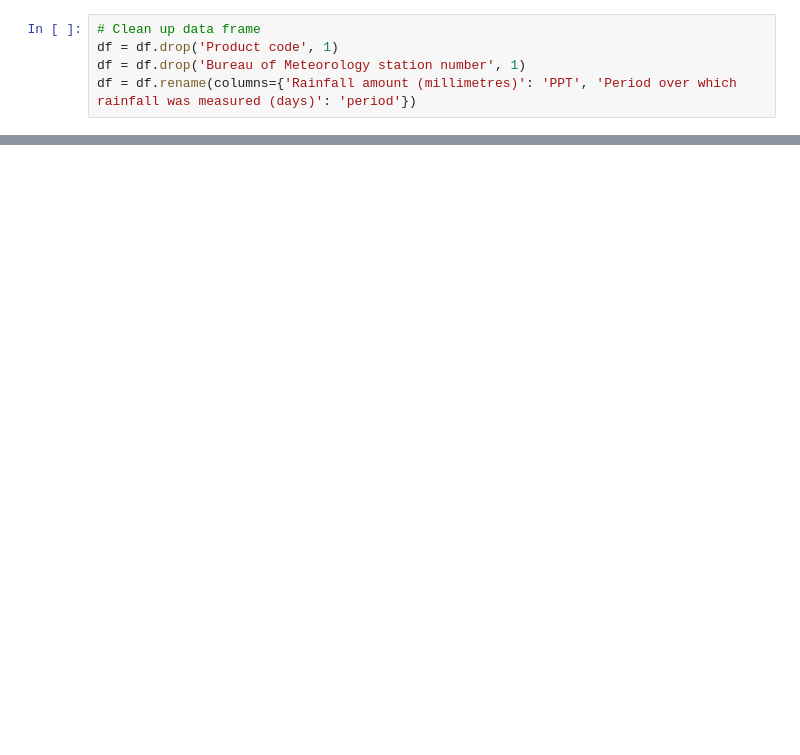
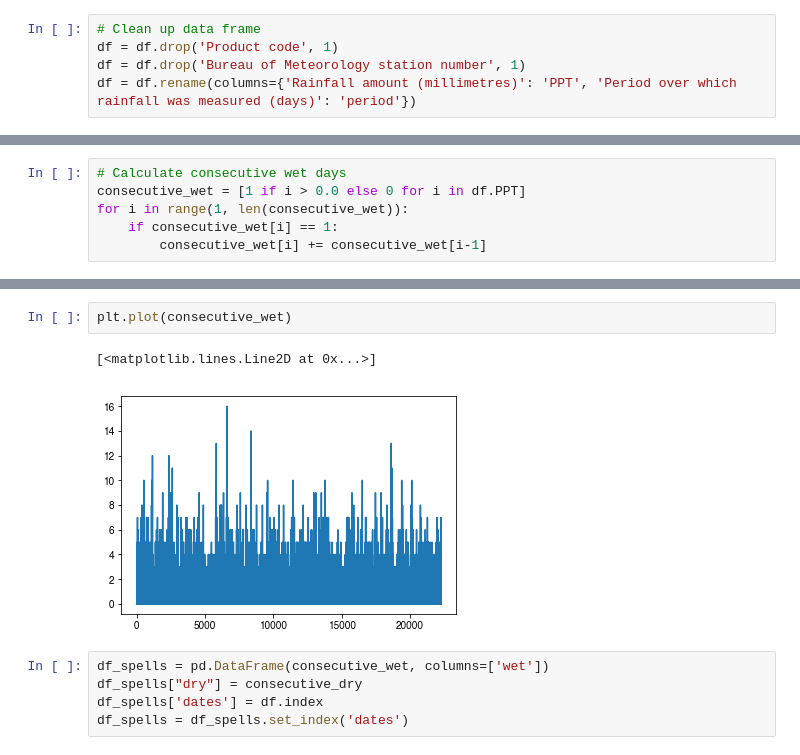
Before and after one commit to mdekauwe/TasFACE_rainfall, a Jupyter notebook: TasFACE_rainfall_analysis.ipynb, the cells around one changed output, grey strips where cells are left out. Drawn from its saved outputs; the diff is of its cells as text; blank space fills up the shorter version.

```diff
--- a/TasFACE_rainfall_analysis.ipynb
+++ b/TasFACE_rainfall_analysis.ipynb
@@ -19 +55,7 @@ dfa = df.resample('A').agg("sum")
+# %%
+# Calculate consecutive wet days
+consecutive_wet = [1 if i > 0.0 else 0 for i in df.PPT]
+for i in range(1, len(consecutive_wet)):
+    if consecutive_wet[i] == 1:
+        consecutive_wet[i] += consecutive_wet[i-1]
 # %%
@@ -23,0 +66,10 @@ plt.plot(dfa.PPT)
+# %%
+plt.plot(consecutive_wet)
+# %% [output]
+[<matplotlib.lines.Line2D at 0x...>]
+[figure, added]
+# %%
+df_spells = pd.DataFrame(consecutive_wet, columns=['wet'])
+df_spells["dry"] = consecutive_dry
+df_spells['dates'] = df.index
+df_spells = df_spells.set_index('dates')
```
Also changed, not shown: parts of 15 cells of this notebook, 1 other file.
